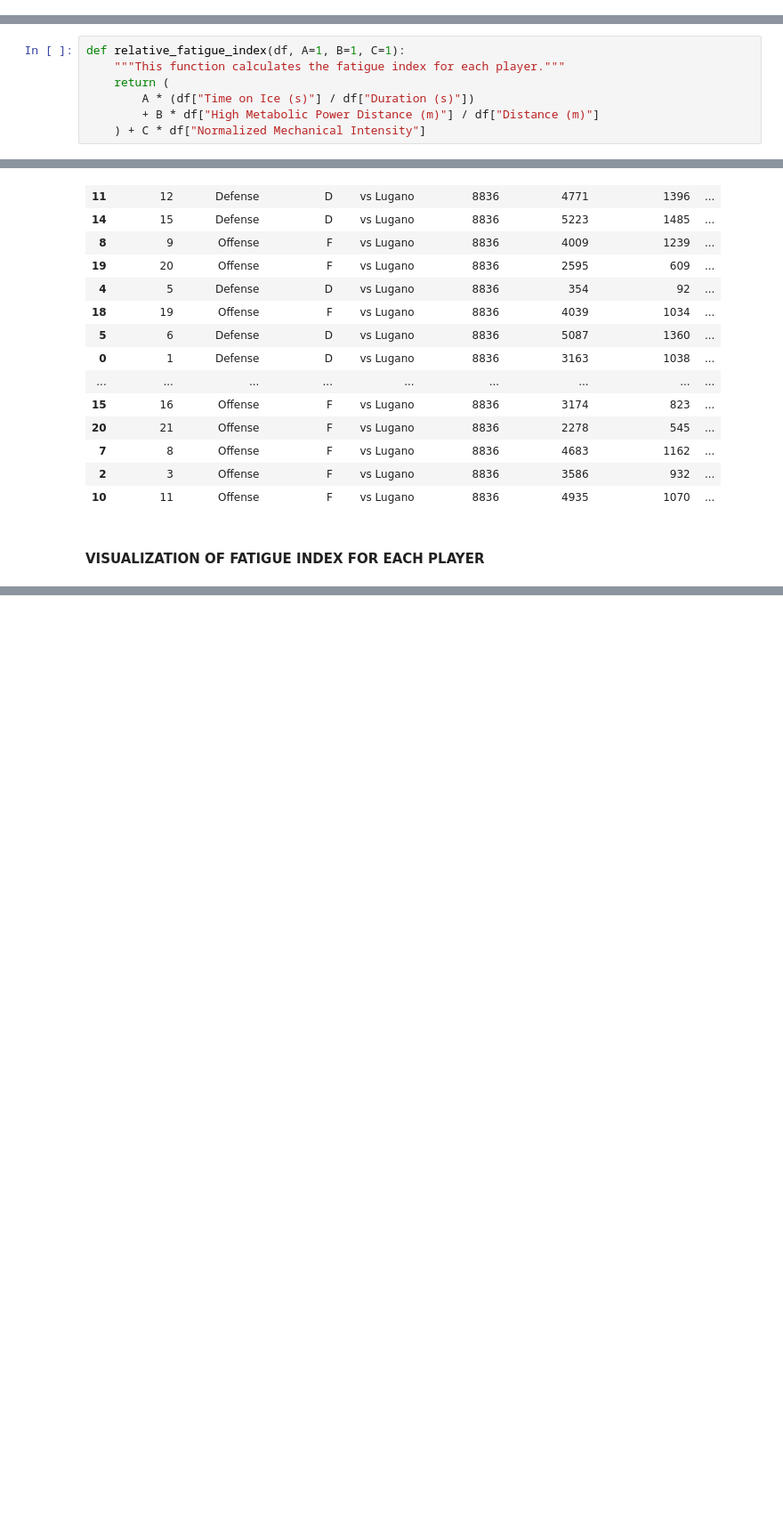
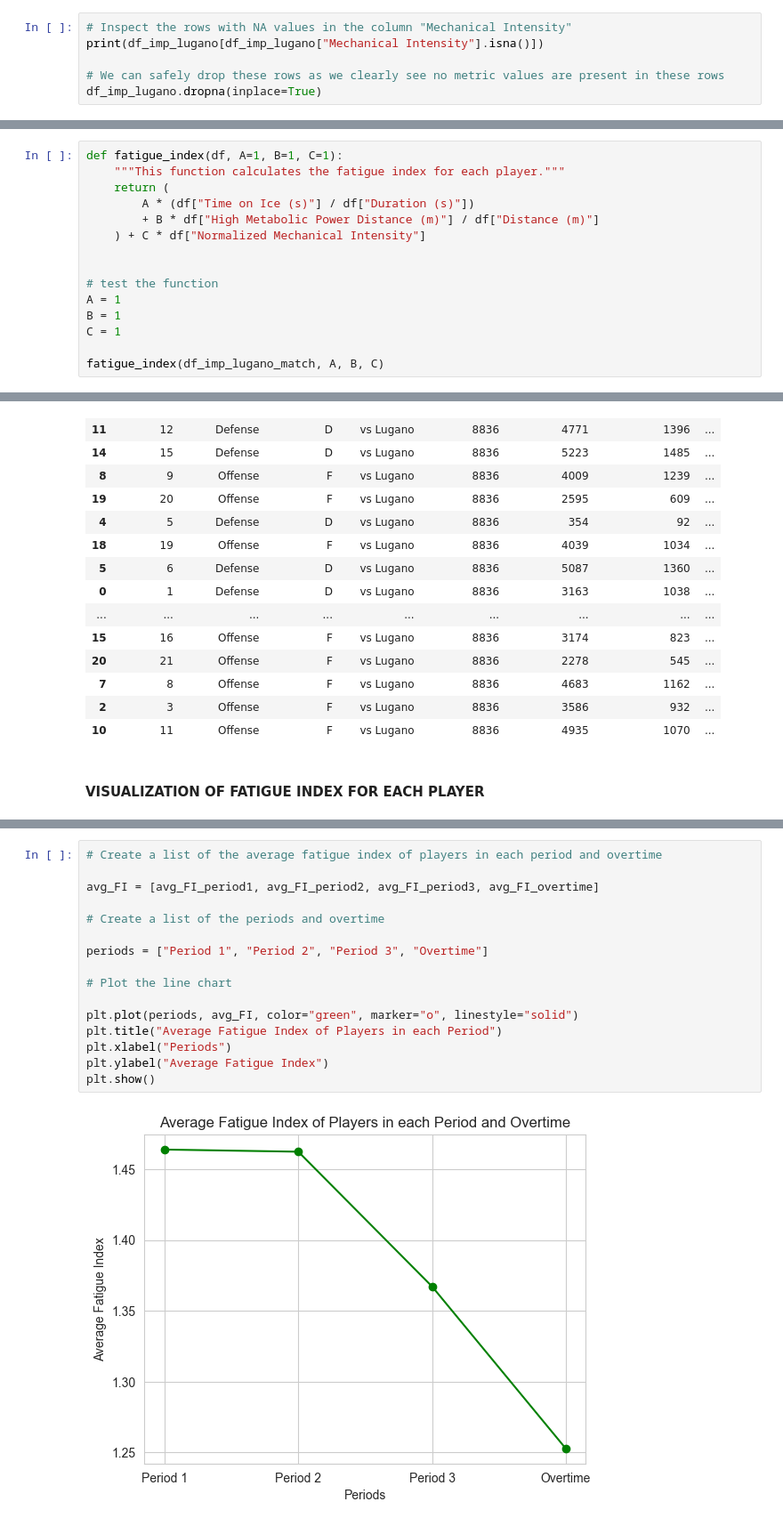
Before and after one commit to SamuelDevdas/Ice-Hockey-Players-Physical-Fatigue-Analysis, a Jupyter notebook: new.ipynb, the cells around one changed output, grey strips where cells are left out. Shown: that part at 89% size. Drawn from its saved outputs; the diff is of its cells as text; blank space fills up the shorter version.

Commit message:
Periods wise visualization started

```diff
--- a/new.ipynb
+++ b/new.ipynb
@@ -194,0 +204,6 @@ dtype: int64
+# %%
+# Inspect the rows with NA values in the column "Mechanical Intensity"
+print(df_imp_lugano[df_imp_lugano["Mechanical Intensity"].isna()])
+
+# We can safely drop these rows as we clearly see no metric values are present in these rows
+df_imp_lugano.dropna(inplace=True)
@@ -271,9 +310,17 @@ See the caveats in the documentation: https://pandas.pydata.org/pandas-docs/stab
 # %% [markdown]
 #### CREATE RELATIVE FATIGUE INDEX (RFI) FUNCTION
 # %%
-def relative_fatigue_index(df, A=1, B=1, C=1):
+def fatigue_index(df, A=1, B=1, C=1):
     """This function calculates the fatigue index for each player."""
     return (
         A * (df["Time on Ice (s)"] / df["Duration (s)"])
         + B * df["High Metabolic Power Distance (m)"] / df["Distance (m)"]
     ) + C * df["Normalized Mechanical Intensity"]
+
+
+# test the function
+A = 1
+B = 1
+C = 1
+
+fatigue_index(df_imp_lugano_match, A, B, C)
@@ -534,0 +786,18 @@ FileNotFoundError: [Errno 2] No such file or directory: 'D:\\Python\\Articles\\m
+# %%
+# Create a list of the average fatigue index of players in each period and overtime
+
+avg_FI = [avg_FI_period1, avg_FI_period2, avg_FI_period3, avg_FI_overtime]
+
+# Create a list of the periods and overtime
+
+periods = ["Period 1", "Period 2", "Period 3", "Overtime"]
+
+# Plot the line chart
+
+plt.plot(periods, avg_FI, color="green", marker="o", linestyle="solid")
+plt.title("Average Fatigue Index of Players in each Period")
+plt.xlabel("Periods")
+plt.ylabel("Average Fatigue Index")
+plt.show()
+# %% [output]
+[figure, added]
```
Also changed, not shown: parts of 31 cells of this notebook.
